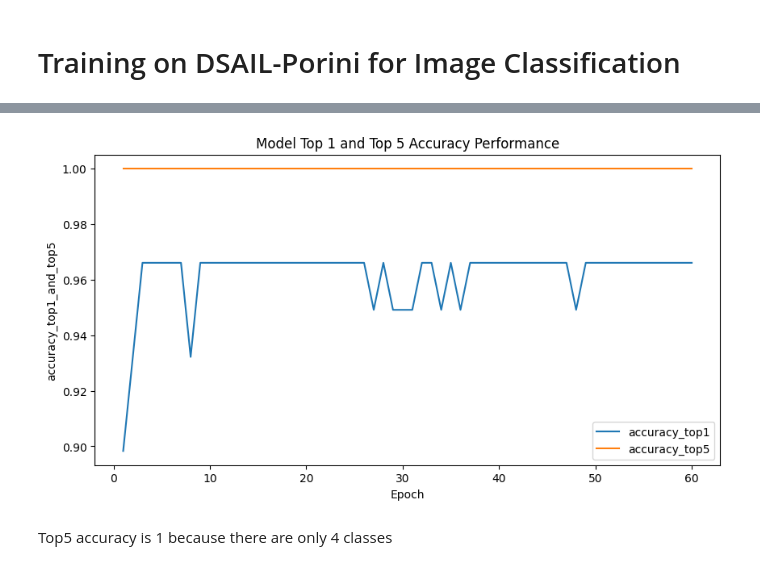
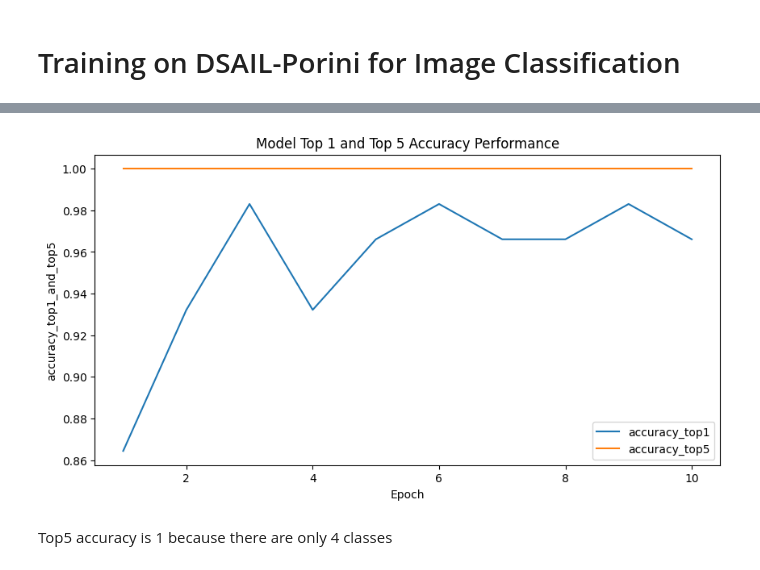
Before and after one commit to Marconi-Lab/dsa_2024, a Jupyter notebook: dsa2024-yolov8-classification-training.ipynb, the cells around one changed output, grey strips where cells are left out. Drawn from its saved outputs; the diff is of its cells as text; code cells hidden in the pictures.

```diff
--- a/dsa2024-yolov8-classification-training.ipynb
+++ b/dsa2024-yolov8-classification-training.ipynb
@@ -212,23 +145,23 @@ Starting training for 60 epochs...
 # %%
 import pandas as pd
 import matplotlib.pyplot as plt
 
 # Load your results file
-df = pd.read_csv('/kaggle/working/runs/classify/train/results.csv')
+df = pd.read_csv('runs/classify/train/results.csv')
 
 # Plotting the mAP value
 plt.figure(figsize=(10, 5))
 plt.plot(df['                  epoch'], df['  metrics/accuracy_top1'], label='accuracy_top1')
 plt.plot(df['                  epoch'], df['  metrics/accuracy_top5'], label='accuracy_top5')
 plt.xlabel('Epoch')
 plt.ylabel('accuracy_top1_and_top5')
 plt.title('Model Top 1 and Top 5 Accuracy Performance')
 plt.legend()
 plt.show()
 
 # You can also plot other metrics similarly by changing the column name, e.g., df['precision'], df['recall']
 # %% [output]
-[figure, old version]
+[figure, new version]
 # %% [markdown]
 Top5 accuracy is 1 because there are only 4 classes
 # %%
```
Also changed, not shown: parts of 23 cells of this notebook.
